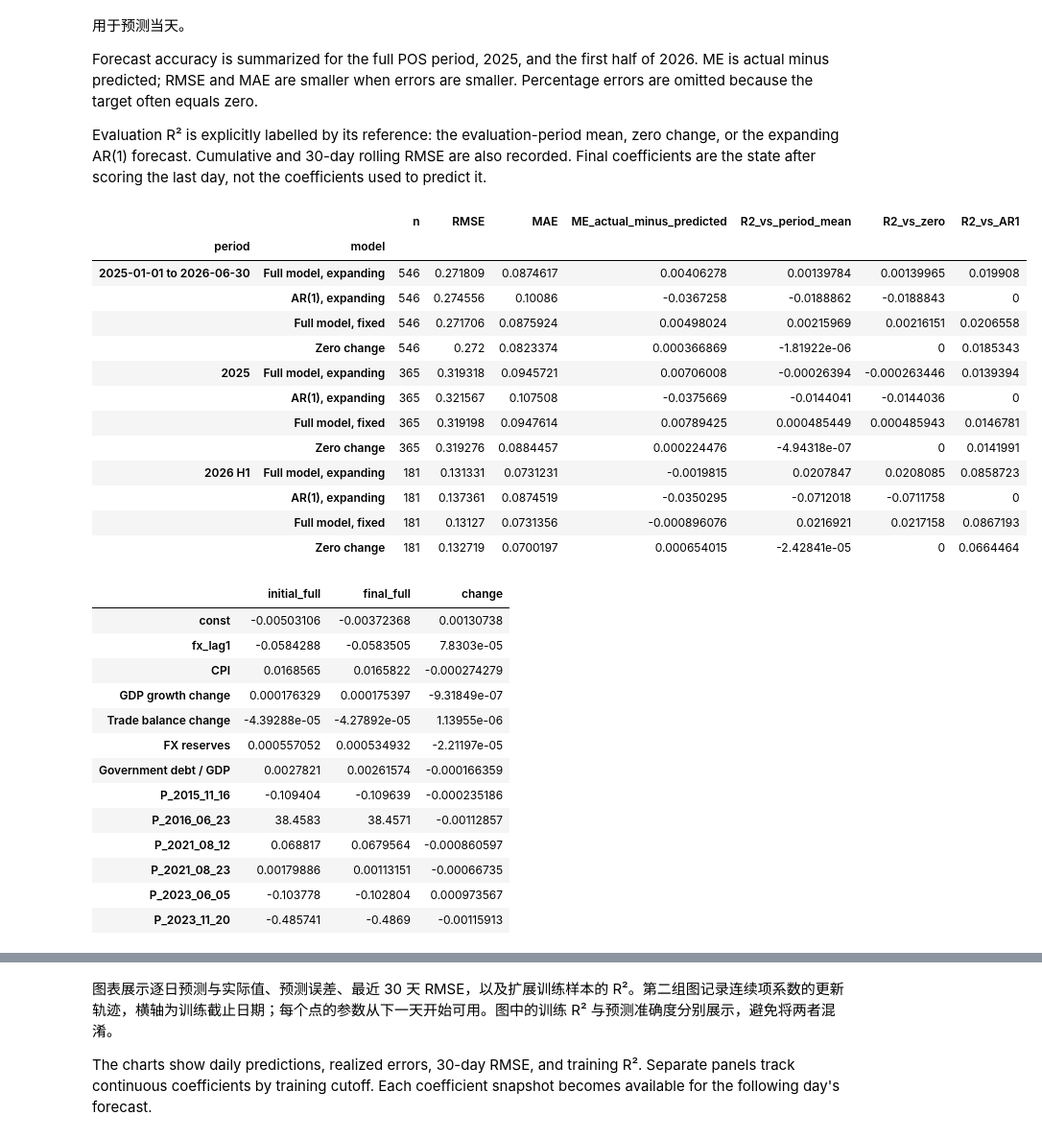
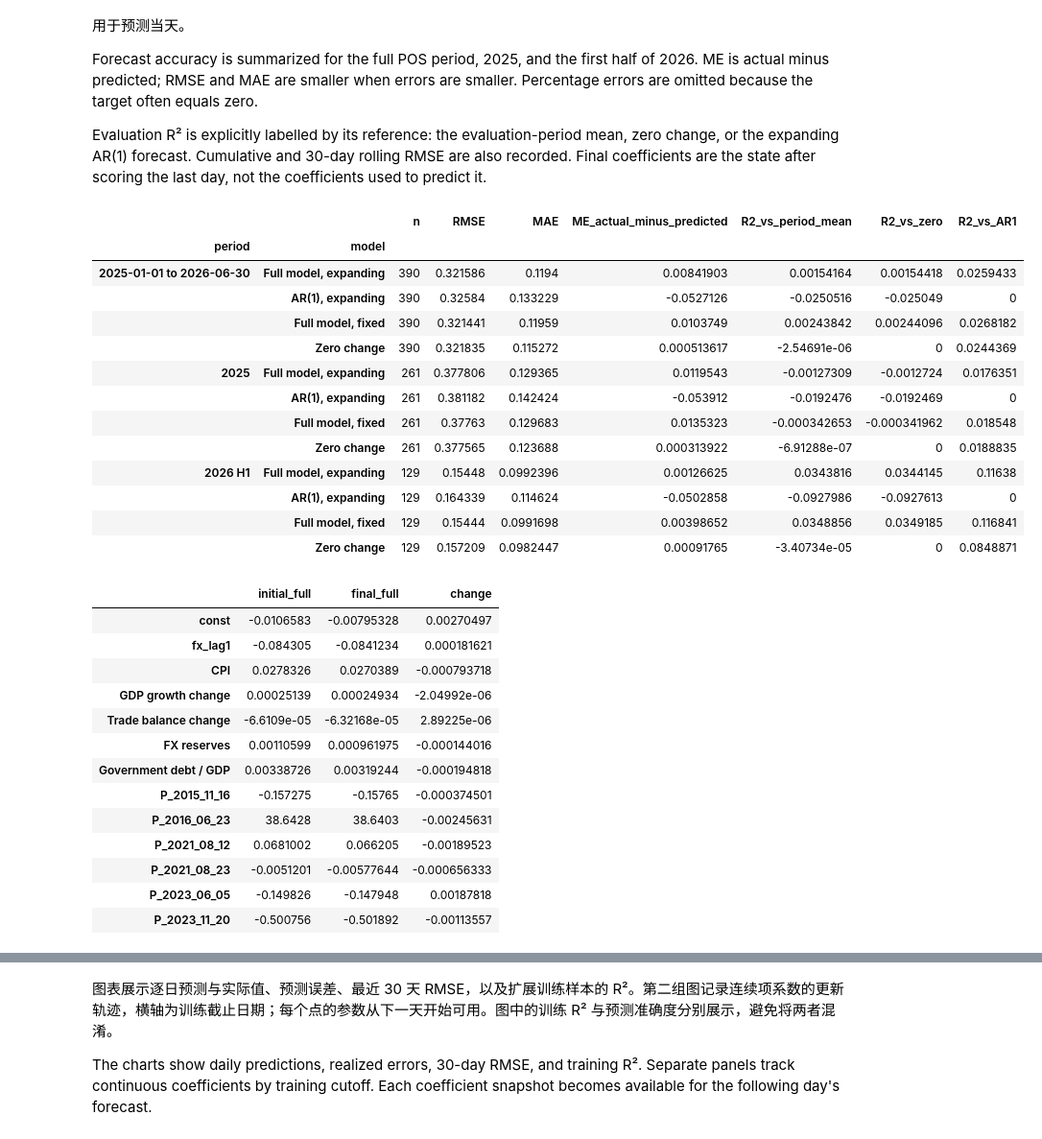
Before and after one commit to Kitazaki-Hinata/SLE_research, a Jupyter notebook: notebook/8_POS_mock_prediction.ipynb, the cells around one changed output, grey strips where cells are left out. Shown at 96% size. Saved outputs shown, nothing was run; the diff lists cells and outputs as text; code cells hidden in the pictures.

```diff
--- a/notebook/8_POS_mock_prediction.ipynb
+++ b/notebook/8_POS_mock_prediction.ipynb
@@ -31,9 +31,11 @@ if not DATA.is_dir():
 # basic parameters and constants and restrictions settings
 TRAIN_START, TRAIN_END = "2012-01-01", "2024-12-31"
 POS_START, POS_END = "2025-01-01", "2026-06-30"
-ALPHA, HAC_LAGS, ROLLING_DAYS = 0.05, 12, 30
-calendar = pd.date_range(TRAIN_START, POS_END, freq="D")
-pos_dates = pd.date_range(POS_START, POS_END, freq="D")
+ALPHA, HAC_LAGS, ROLLING_OBSERVATIONS = 0.05, 12, 30
+# Retain Sunday through Thursday; lag/window sizes count retained observations.
+MODEL_DAY = pd.offsets.CustomBusinessDay(weekmask="Sun Mon Tue Wed Thu")
+calendar = pd.date_range(TRAIN_START, POS_END, freq=MODEL_DAY)
+pos_dates = pd.date_range(POS_START, POS_END, freq=MODEL_DAY)
 FACTOR_FILES = {
     "CPI": "headline_cpi_log_change_daily.csv",
     "GDP growth change": "gdp_annual_pct_change_daily.csv",
@@ -86,14 +88,14 @@ for pattern, names in event_groups.items():
     policy_X.loc[historical.index, term] = historical.to_numpy()
     policy_sources[term] = " + ".join(names)
 # %%
-# All forecasting factors use the preceding calendar day's information.
+# All forecasting factors use the preceding retained observation's information.
 continuous = ["fx_lag1", *factors]
 predictors = pd.concat(
     [fx.shift(1).rename("fx_lag1"), macro.shift(1), policy_X], axis=1
 )
 sample = pd.concat([fx, predictors], axis=1).dropna()
 if not pos_dates.isin(sample.index).all():
-    raise ValueError("The POS period must contain complete daily model inputs and outcomes.")
+    raise ValueError("The POS period must contain complete model inputs and outcomes on every retained date.")
 y_all = sample["fx_change"]
 X_full = sm.add_constant(sample.drop(columns="fx_change"), has_constant="add")
 initial_dates = sample.loc[:TRAIN_END].index
@@ -101,7 +103,7 @@ if initial_dates.empty or initial_dates[-1] != pd.Timestamp(TRAIN_END):
     raise ValueError("The initial sample must end on TRAIN_END.")
 
 forecast_inputs = X_full.loc[pos_dates].copy()
-forecast_inputs.insert(0, "feature_date", pos_dates - pd.Timedelta(days=1))
+forecast_inputs.insert(0, "feature_date", pd.DatetimeIndex([date - MODEL_DAY for date in pos_dates]))
 for name in source_flags:
     forecast_inputs[f"is_prediction::{name}"] = source_flags[name].shift(1).loc[pos_dates]
 if not forecast_inputs[list(policy_X)].eq(0).all().all():
@@ -219,7 +221,7 @@ def run_expanding_pos(response, design, target_dates, first_full, first_ar1):
     def save_fit_state(model_key, fit, end_date):
         training_rows.append({
             "fit_through": end_date,
-            "usable_from": end_date + pd.Timedelta(days=1),
+            "usable_from": end_date + MODEL_DAY,
             "model": model_key,
             "n": int(fit.nobs),
             "parameters": len(fit.params),
@@ -235,7 +237,7 @@ def run_expanding_pos(response, design, target_dates, first_full, first_ar1):
         })
         parameter_rows.append({
             "fit_through": end_date,
-            "usable_from": end_date + pd.Timedelta(days=1),
+            "usable_from": end_date + MODEL_DAY,
             "model": model_key,
             **fit.params.to_dict(),
         })
@@ -243,9 +245,9 @@ def run_expanding_pos(response, design, target_dates, first_full, first_ar1):
     save_fit_state("full_expanding", current_full, fit_through)
     save_fit_state("ar1_expanding", current_ar1, fit_through)
     for target_date in target_dates:
-        origin = target_date - pd.Timedelta(days=1)
+        origin = target_date - MODEL_DAY
         if fit_through != origin:
-            raise ValueError("Each forecast must use a model fitted through the preceding day.")
+            raise ValueError("Each forecast must use a model fitted through the preceding retained date.")
         row_x = design.loc[[target_date]]
         # Forecast before reading the target or adding it to the fit.
         predictions = {
@@ -366,60 +368,60 @@ running_accuracy = pd.DataFrame(index=forecast_log.index)
 for model_key in MODEL_LABELS:
     squared = forecast_log[f"squared_error::{model_key}"]
     absolute = forecast_log[f"abs_error::{model_key}"]
     running_accuracy[f"cumulative_RMSE::{model_key}"] = np.sqrt(squared.expanding().mean())
     running_accuracy[f"cumulative_MAE::{model_key}"] = absolute.expanding().mean()
-    running_accuracy[f"rolling_{ROLLING_DAYS}d_RMSE::{model_key}"] = np.sqrt(
-        squared.rolling(ROLLING_DAYS, min_periods=ROLLING_DAYS).mean()
+    running_accuracy[f"rolling_{ROLLING_OBSERVATIONS}obs_RMSE::{model_key}"] = np.sqrt(
+        squared.rolling(ROLLING_OBSERVATIONS, min_periods=ROLLING_OBSERVATIONS).mean()
     )
 
 parameter_change = pd.DataFrame({
     "initial_full": initial_full.params,
     "final_full": final_models["full_expanding"].params,
 })
 parameter_change["change"] = parameter_change["final_full"] - parameter_change["initial_full"]
 display(parameter_change)
 final_coefficient_tables = pd.concat({
     "Full model after final update": coefficient_table(
         final_models["full_expanding"], include_macro=True
     ),
     "AR(1) after final update": coefficient_table(final_models["ar1_expanding"]),
 }, names=["model", "term"])
 display(final_coefficient_tables)
 
 full_period = accuracy_summary.loc["2025-01-01 to 2026-06-30"]
 full_rmse = full_period.loc[MODEL_LABELS["full_expanding"], "RMSE"]
 zero_rmse = full_period.loc[MODEL_LABELS["zero_change"], "RMSE"]
 ar1_rmse = full_period.loc[MODEL_LABELS["ar1_expanding"], "RMSE"]
 fixed_rmse = full_period.loc[MODEL_LABELS["full_fixed"], "RMSE"]
 skill_zero = full_period.loc[MODEL_LABELS["full_expanding"], "R2_vs_zero"]
 # %% [output]
 |  |  | n | RMSE | MAE | ME_actual_minus_predicted | R2_vs_period_mean | R2_vs_zero | R2_vs_AR1 |
 | period | model |  |  |  |  |  |  |  |
-| 2025-01-01 to 2026-06-30 | Full model, expanding | 546 | 0.271809 | 0.0874617 | 0.00406278 | 0.00139784 | 0.00139965 | 0.019908 |
-|  | AR(1), expanding | 546 | 0.274556 | 0.10086 | -0.0367258 | -0.0188862 | -0.0188843 | 0 |
-|  | Full model, fixed | 546 | 0.271706 | 0.0875924 | 0.00498024 | 0.00215969 | 0.00216151 | 0.0206558 |
-|  | Zero change | 546 | 0.272 | 0.0823374 | 0.000366869 | -1.81922e-06 | 0 | 0.0185343 |
-| 2025 | Full model, expanding | 365 | 0.319318 | 0.0945721 | 0.00706008 | -0.00026394 | -0.000263446 | 0.0139394 |
-|  | AR(1), expanding | 365 | 0.321567 | 0.107508 | -0.0375669 | -0.0144041 | -0.0144036 | 0 |
-|  | Full model, fixed | 365 | 0.319198 | 0.0947614 | 0.00789425 | 0.000485449 | 0.000485943 | 0.0146781 |
-|  | Zero change | 365 | 0.319276 | 0.0884457 | 0.000224476 | -4.94318e-07 | 0 | 0.0141991 |
-| 2026 H1 | Full model, expanding | 181 | 0.131331 | 0.0731231 | -0.0019815 | 0.0207847 | 0.0208085 | 0.0858723 |
-|  | AR(1), expanding | 181 | 0.137361 | 0.0874519 | -0.0350295 | -0.0712018 | -0.0711758 | 0 |
-|  | Full model, fixed | 181 | 0.13127 | 0.0731356 | -0.000896076 | 0.0216921 | 0.0217158 | 0.0867193 |
-|  | Zero change | 181 | 0.132719 | 0.0700197 | 0.000654015 | -2.42841e-05 | 0 | 0.0664464 |
+| 2025-01-01 to 2026-06-30 | Full model, expanding | 390 | 0.321586 | 0.1194 | 0.00841903 | 0.00154164 | 0.00154418 | 0.0259433 |
+|  | AR(1), expanding | 390 | 0.32584 | 0.133229 | -0.0527126 | -0.0250516 | -0.025049 | 0 |
+|  | Full model, fixed | 390 | 0.321441 | 0.11959 | 0.0103749 | 0.00243842 | 0.00244096 | 0.0268182 |
+|  | Zero change | 390 | 0.321835 | 0.115272 | 0.000513617 | -2.54691e-06 | 0 | 0.0244369 |
+| 2025 | Full model, expanding | 261 | 0.377806 | 0.129365 | 0.0119543 | -0.00127309 | -0.0012724 | 0.0176351 |
+|  | AR(1), expanding | 261 | 0.381182 | 0.142424 | -0.053912 | -0.0192476 | -0.0192469 | 0 |
+|  | Full model, fixed | 261 | 0.37763 | 0.129683 | 0.0135323 | -0.000342653 | -0.000341962 | 0.018548 |
+|  | Zero change | 261 | 0.377565 | 0.123688 | 0.000313922 | -6.91288e-07 | 0 | 0.0188835 |
+| 2026 H1 | Full model, expanding | 129 | 0.15448 | 0.0992396 | 0.00126625 | 0.0343816 | 0.0344145 | 0.11638 |
+|  | AR(1), expanding | 129 | 0.164339 | 0.114624 | -0.0502858 | -0.0927986 | -0.0927613 | 0 |
+|  | Full model, fixed | 129 | 0.15444 | 0.0991698 | 0.00398652 | 0.0348856 | 0.0349185 | 0.116841 |
+|  | Zero change | 129 | 0.157209 | 0.0982447 | 0.00091765 | -3.40734e-05 | 0 | 0.0848871 |
 |  | initial_full | final_full | change |
-| const | -0.00503106 | -0.00372368 | 0.00130738 |
-| fx_lag1 | -0.0584288 | -0.0583505 | 7.8303e-05 |
-| CPI | 0.0168565 | 0.0165822 | -0.000274279 |
-| GDP growth change | 0.000176329 | 0.000175397 | -9.31849e-07 |
-| Trade balance change | -4.39288e-05 | -4.27892e-05 | 1.13955e-06 |
-| FX reserves | 0.000557052 | 0.000534932 | -2.21197e-05 |
-| Government debt / GDP | 0.0027821 | 0.00261574 | -0.000166359 |
-| P_2015_11_16 | -0.109404 | -0.109639 | -0.000235186 |
-| P_2016_06_23 | 38.4583 | 38.4571 | -0.00112857 |
-| P_2021_08_12 | 0.068817 | 0.0679564 | -0.000860597 |
-| P_2021_08_23 | 0.00179886 | 0.00113151 | -0.00066735 |
-| P_2023_06_05 | -0.103778 | -0.102804 | 0.000973567 |
-| P_2023_11_20 | -0.485741 | -0.4869 | -0.00115913 |
+| const | -0.0106583 | -0.00795328 | 0.00270497 |
+| fx_lag1 | -0.084305 | -0.0841234 | 0.000181621 |
+| CPI | 0.0278326 | 0.0270389 | -0.000793718 |
+| GDP growth change | 0.00025139 | 0.00024934 | -2.04992e-06 |
+| Trade balance change | -6.6109e-05 | -6.32168e-05 | 2.89225e-06 |
+| FX reserves | 0.00110599 | 0.000961975 | -0.000144016 |
+| Government debt / GDP | 0.00338726 | 0.00319244 | -0.000194818 |
+| P_2015_11_16 | -0.157275 | -0.15765 | -0.000374501 |
+| P_2016_06_23 | 38.6428 | 38.6403 | -0.00245631 |
+| P_2021_08_12 | 0.0681002 | 0.066205 | -0.00189523 |
+| P_2021_08_23 | -0.0051201 | -0.00577644 | -0.000656333 |
+| P_2023_06_05 | -0.149826 | -0.147948 | 0.00187818 |
+| P_2023_11_20 | -0.500756 | -0.501892 | -0.00113557 |
 |  |  | coefficient | HAC_SE | p_HAC | CI95_low | CI95_high | p_Holm_5_factors |
 | model | term |  |  |  |  |  |  |
```
Also changed, not shown: parts of 5 cells of this notebook, 8 other files.
